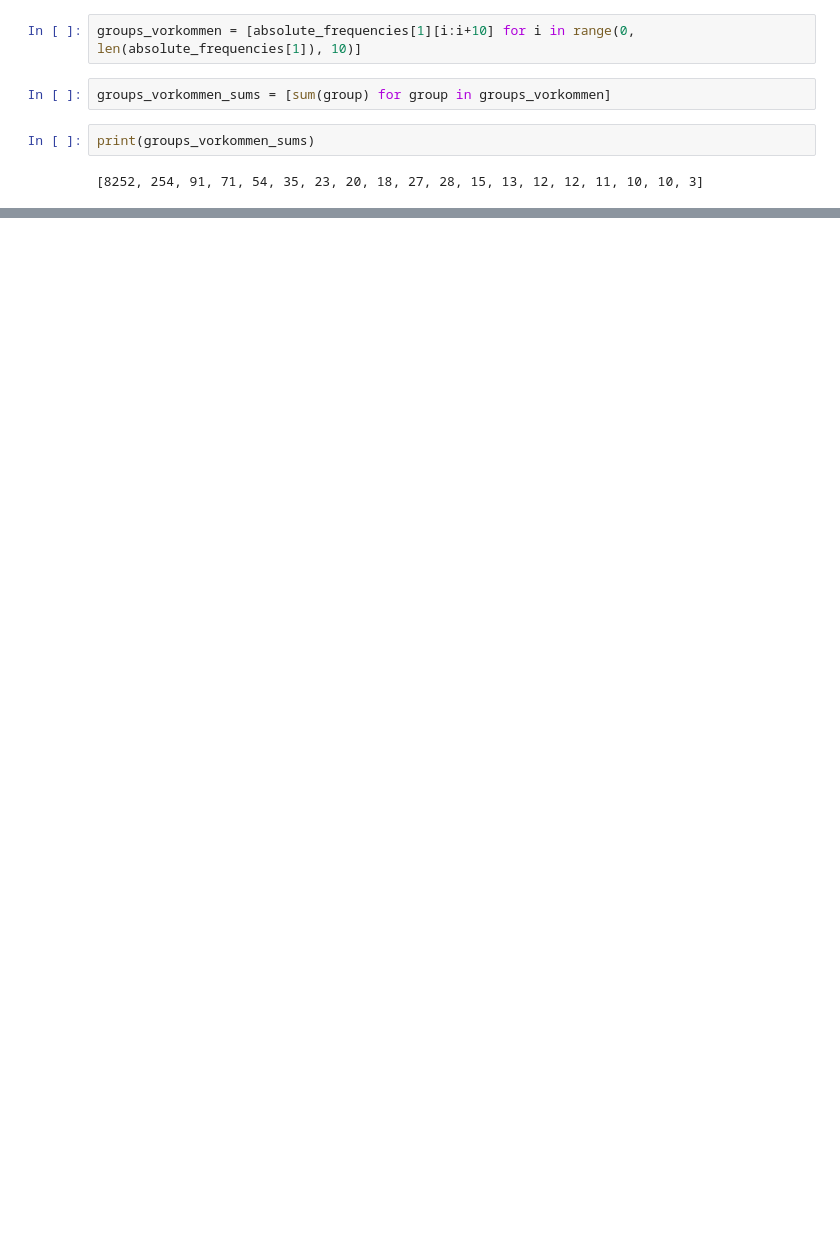
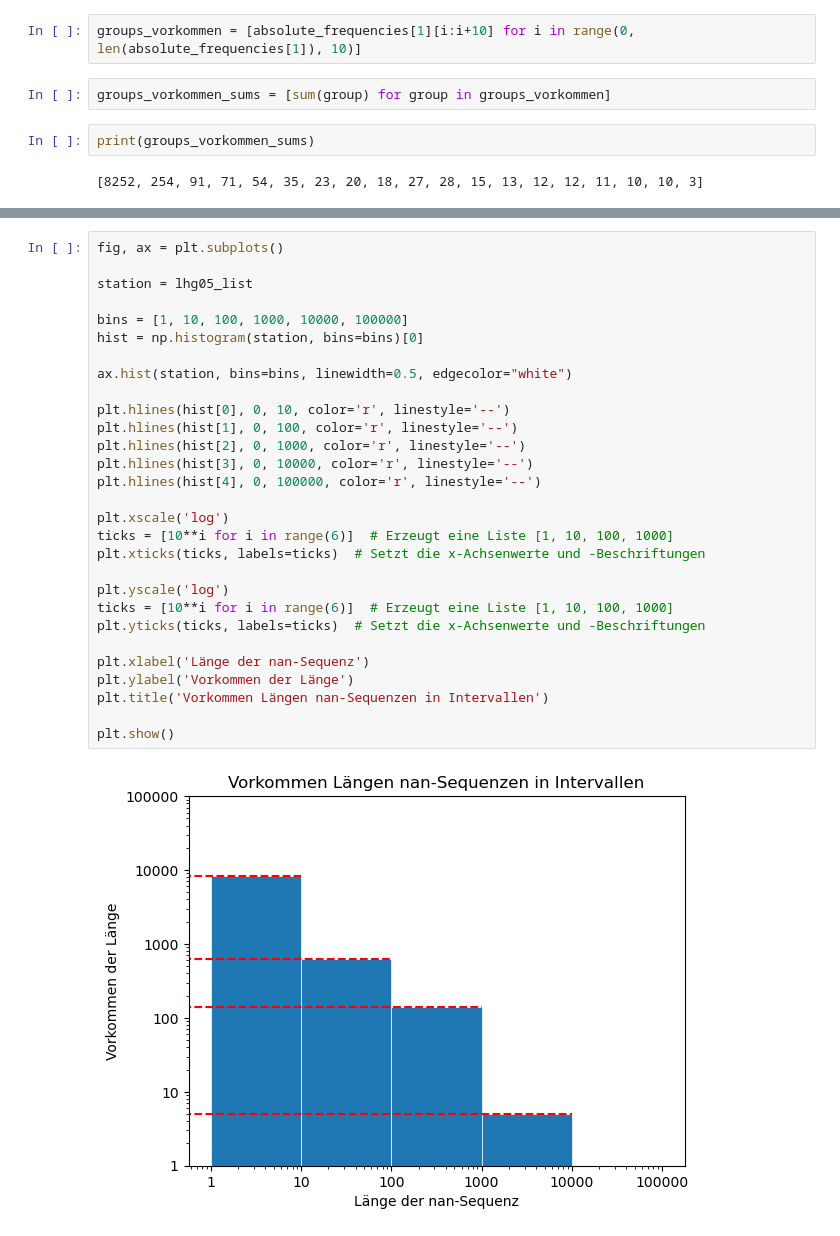
Before and after one commit to Nicholas202024/Hiwi_Code, a Jupyter notebook: statistik_nans.ipynb, the cells around one changed output, grey strips where cells are left out. Saved outputs shown, nothing was run; the diff lists cells and outputs as text; blank space fills up the shorter version.

Commit message:
hist weitergemacht

```diff
--- a/statistik_nans.ipynb
+++ b/statistik_nans.ipynb
@@ -468,0 +451,31 @@ for i in range(1, 6):
+# %%
+fig, ax = plt.subplots()
+
+station = lhg05_list
+
+bins = [1, 10, 100, 1000, 10000, 100000]
+hist = np.histogram(station, bins=bins)[0]
+
+ax.hist(station, bins=bins, linewidth=0.5, edgecolor="white")
+
+plt.hlines(hist[0], 0, 10, color='r', linestyle='--')
+plt.hlines(hist[1], 0, 100, color='r', linestyle='--')
+plt.hlines(hist[2], 0, 1000, color='r', linestyle='--')
+plt.hlines(hist[3], 0, 10000, color='r', linestyle='--')
+plt.hlines(hist[4], 0, 100000, color='r', linestyle='--')
+
+plt.xscale('log')
+ticks = [10**i for i in range(6)]  # Erzeugt eine Liste [1, 10, 100, 1000]
+plt.xticks(ticks, labels=ticks)  # Setzt die x-Achsenwerte und -Beschriftungen
+
+plt.yscale('log')
+ticks = [10**i for i in range(6)]  # Erzeugt eine Liste [1, 10, 100, 1000]
+plt.yticks(ticks, labels=ticks)  # Setzt die x-Achsenwerte und -Beschriftungen
+
+plt.xlabel('Länge der nan-Sequenz')
+plt.ylabel('Vorkommen der Länge')
+plt.title('Vorkommen Längen nan-Sequenzen in Intervallen')
+
+plt.show()
+# %% [output]
+[figure, added]
```
Also changed, not shown: parts of 15 cells of this notebook, 1 other file.
